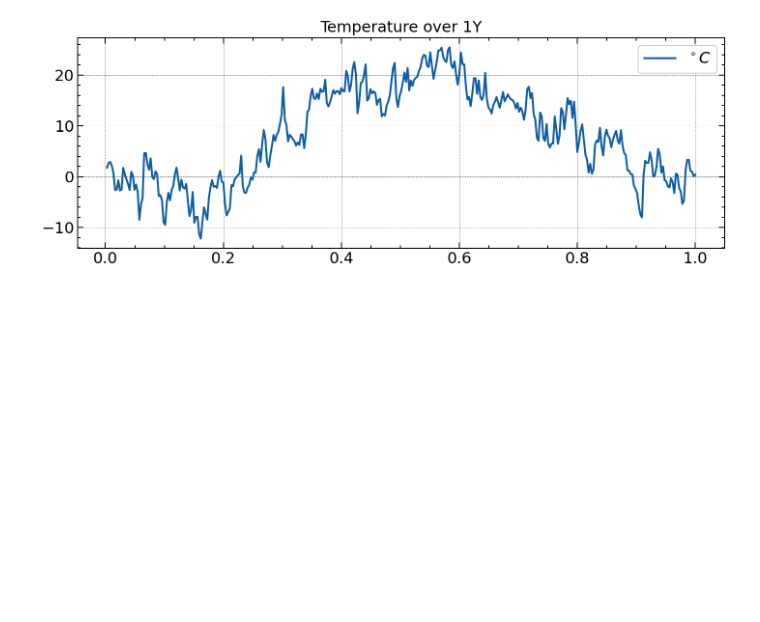
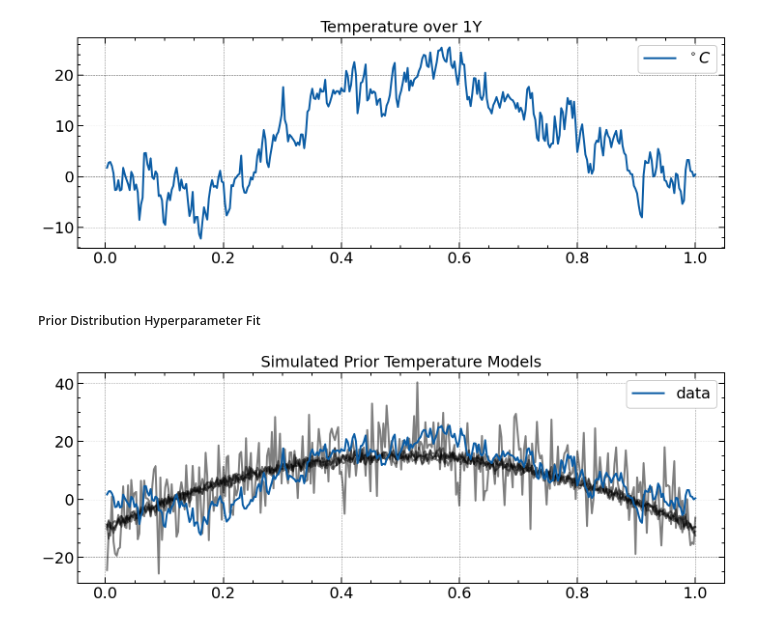
Before and after one commit to Sinbad-The-Sailor/Bayesian-Methods, a Jupyter notebook: bayesian_regression.ipynb, the cells around one changed output. Saved outputs shown, nothing was run; the diff lists cells and outputs as text; code cells hidden in the pictures; blank space fills up the shorter version.

Commit message:
Working prior model simulation.

```diff
--- a/bayesian_regression.ipynb
+++ b/bayesian_regression.ipynb
@@ -28,3 +66,45 @@ fig.set_size_inches(12, 4)
 plt.show()
 # %% [output]
 [figure]
+# %% [markdown]
+##### Prior Distribution Hyperparameter Fit
+# %%
+# Prior Hyperparameters
+mu_0 = np.array([-10, 100, -100])
+omega_0 = 0.02 * np.identity(3)
+nu_0 = 3
+sigma_0 = 2
+# %%
+from scipy.stats import multivariate_normal, chi2
+
+def simulate_prior_s(nu: float, sigma: float) -> np.array:
+    chi2_variables = chi2.rvs(nu)
+    return np.array(sigma * nu * (1 / chi2_variables))
+
+def simulate_prior_w(mu: np.array, omega: np.array, sigma: float) -> np.array:
+    return np.array(multivariate_normal.rvs(mu, sigma * omega))
+# %%
+def simulate_prior_curve(mu: np.array, omega: np.array, sigma: float, nu: float, size: int) -> list:
+    set_of_curves = []
+    for _ in range(size):
+        sigma_sim = simulate_prior_s(nu, sigma)
+        weights_sim = simulate_prior_w(mu, omega, sigma_sim)
+        epsilon = multivariate_normal.rvs(np.zeros(len(df)), sigma_sim * np.identity(len(df)))
+        y_sim = X @ weights_sim + epsilon
+        set_of_curves.append(y_sim)
+
+    return set_of_curves
+# %%
+curves_sim = simulate_prior_curve(mu_0, omega_0, sigma_0, nu_0, 5)
+
+fig, ax = plt.subplots()
+for curve in curves_sim:
+    ax.plot(df['time'], curve, color='black', alpha=0.5)
+ax.plot(df['time'], y, label='data')
+ax.legend()
+ax.set_title('Simulated Prior Temperature Models')
+
+fig.set_size_inches(12, 4)
+plt.show()
+# %% [output]
+[figure, added]
```
Also changed, not shown: parts of 4 cells of this notebook.
